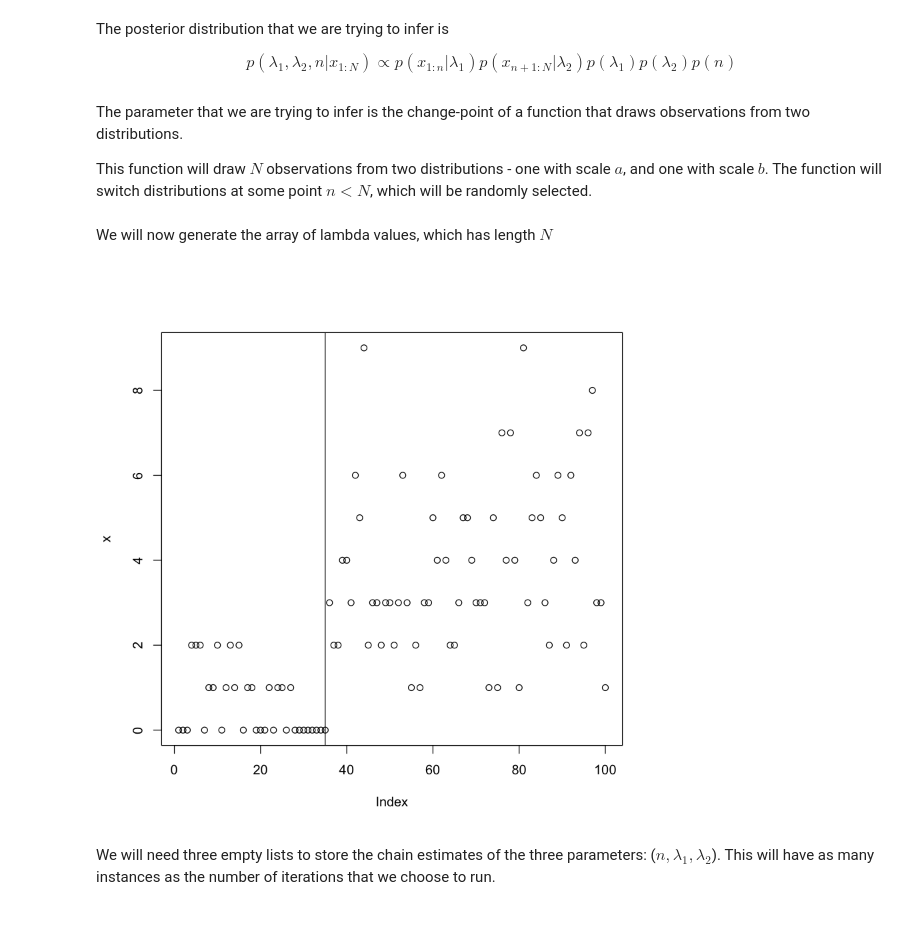
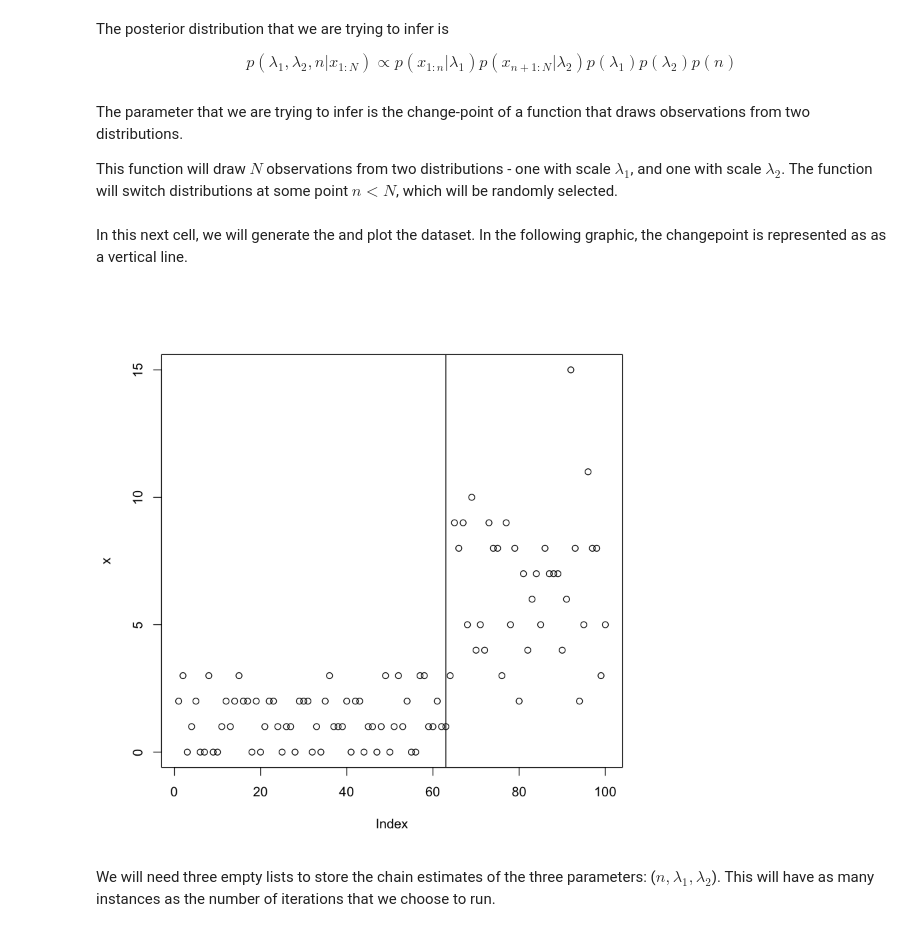
Before and after one commit to franklinmarsh/computational_statistics, a Jupyter notebook: hw5.ipynb, the cells around one changed output. Drawn from its saved outputs; the diff is of its cells as text; code cells hidden in the pictures.

```diff
--- a/hw5.ipynb
+++ b/hw5.ipynb
@@ -20,4 +17,4 @@ set.seed(12345)
 # %% [markdown]
 The parameter that we are trying to infer is the change-point of a function that draws observations from two distributions.
 
-This function will draw $N$ observations from two distributions - one with scale $a$, and one with scale $b$. The function will switch distributions at some point $n < N$, which will be randomly selected.
+This function will draw $N$ observations from two distributions - one with scale $\lambda_{1}$, and one with scale $\lambda_{2}$. The function will switch distributions at some point $n < N$, which will be randomly selected.
@@ -33,3 +21 @@ n <- 50
-# %% [markdown]
-We will now generate the array of lambda values, which has length $N$
 # %%
@@ -38,12 +32,14 @@ lambda2 <- rgamma(1, scale = a, shape = 1.0/b) #the lambdas after the changepoin
+# %% [markdown]
+In this next cell, we will generate the and plot the dataset. In the following graphic, the changepoint is represented as as a vertical line.
 # %%
-x_a <- rpois(n, lambda = lambda1) #this generates the observations up to the turning point
-x_b <- rpois(N-n, lambda = lambda2) #
+x_a <- rpois(i_n, lambda = i_lambda1) #generates the observations up to the turning point
+x_b <- rpois(N-i_n, lambda = i_lambda2) #generates the observations after the turning point
 x <- c(x_a, x_b) #concatenate the two vectors into a continuous sequence
+
+plot(x)
+abline(v = i_n)
+# %% [output]
+[figure, added]
-# %%
-plot(x)
-abline(v = n)
-# %% [output]
-[figure, removed]
 # %% [markdown]
 We will need three empty lists to store the chain estimates of the three parameters: ($n, \lambda_{1}, \lambda_{2}$). This will have as many instances as the number of iterations that we choose to run.
 # %%
```
Also changed, not shown: parts of 13 cells of this notebook, 2 other files.
